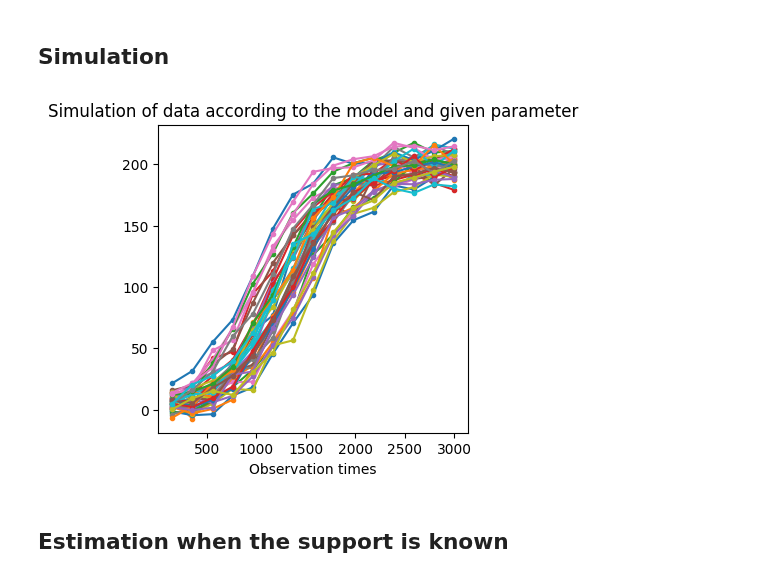
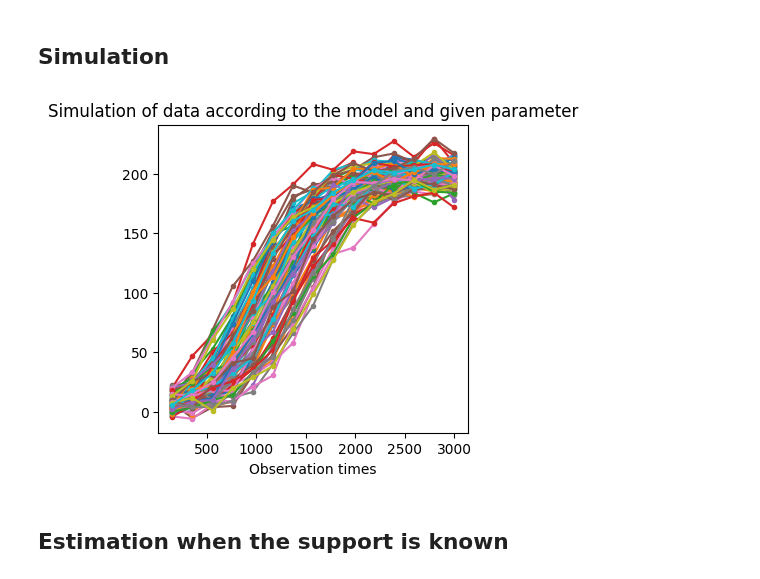
Before and after one commit to caillebotteAntoine/sdg4varselect, a Jupyter notebook: examples/variable_selection_logistic.ipynb, the cells around one changed output. Cells and saved outputs as stored; diff of their text form; code cells hidden in the pictures.

```diff
--- a/examples/variable_selection_logistic.ipynb
+++ b/examples/variable_selection_logistic.ipynb
@@ -151,39 +153,39 @@ def selection_estim(prngkey, model, data, lbd):
 # %% [markdown]
 ## Simulation
 # %%
-myModel = LogisticMixedEffectsModel(N=40, J=15, P=10)
+myModel = LogisticMixedEffectsModel(N=40*2, J=15, P=10)
 algo.init_mcmc(myModel, adaptative_sd=False, sd={"phi1": 5, "phi2": 20})
 
 # p_star = myModel.new_params(
 #     mean_latent=jnp.array([0.8, 10 * 0.5]),
 #     cov_latent=jnp.diag(jnp.array([5e-3, 10 * 2 * 5e-3])),
 #     var_residual=5e-3,
 #     tau=10 * 0.05,
 #     beta=jnp.concatenate(  # [jnp.zeros(shape = (myModel.P,))]
 #         [jnp.array([-15, -5, 10, 20]), jnp.zeros(shape=(myModel.P - 4,))]
 #     ),
 # )
 
 p_star = myModel.new_params(
     mean_latent=jnp.array([200, 1200]),
     cov_latent=jnp.diag(jnp.array([50, 500])),
     tau=300,
     var_residual=30,
     beta=jnp.concatenate(
         # [jnp.zeros(shape=(myModel.P,))]
         [jnp.array([300, 100, -200]), jnp.zeros(shape=(myModel.P - 3,))]
     ),
 )
 
 # p_star = myModel.parametrization.reals1d_to_params(res.theta_reals1d[-1])
 myobs, mysim = myModel.sample(p_star, jrd.PRNGKey(0))
 
 ax = sdgplt.ax(4, 4)
 _ = ax.plot(myobs["mem_obs_time"].T, myobs["Y"].T, ".-")
 _ = ax.set_title("Simulation of data according to the model and given parameter")
 _ = ax.set_xlabel("Observation times")
 # %% [output]
-[figure, old version]
+[figure, new version]
 # %% [markdown]
 ## Estimation when the support is known
 # %%
```
Also changed, not shown: parts of 2 cells of this notebook, 1 other file.
